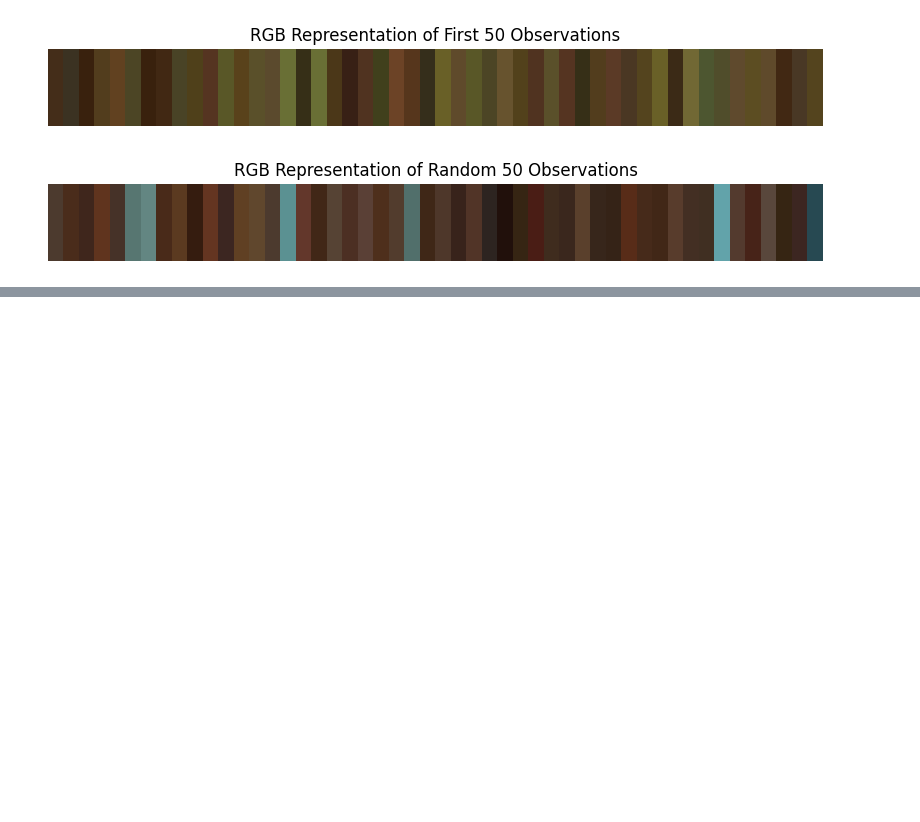
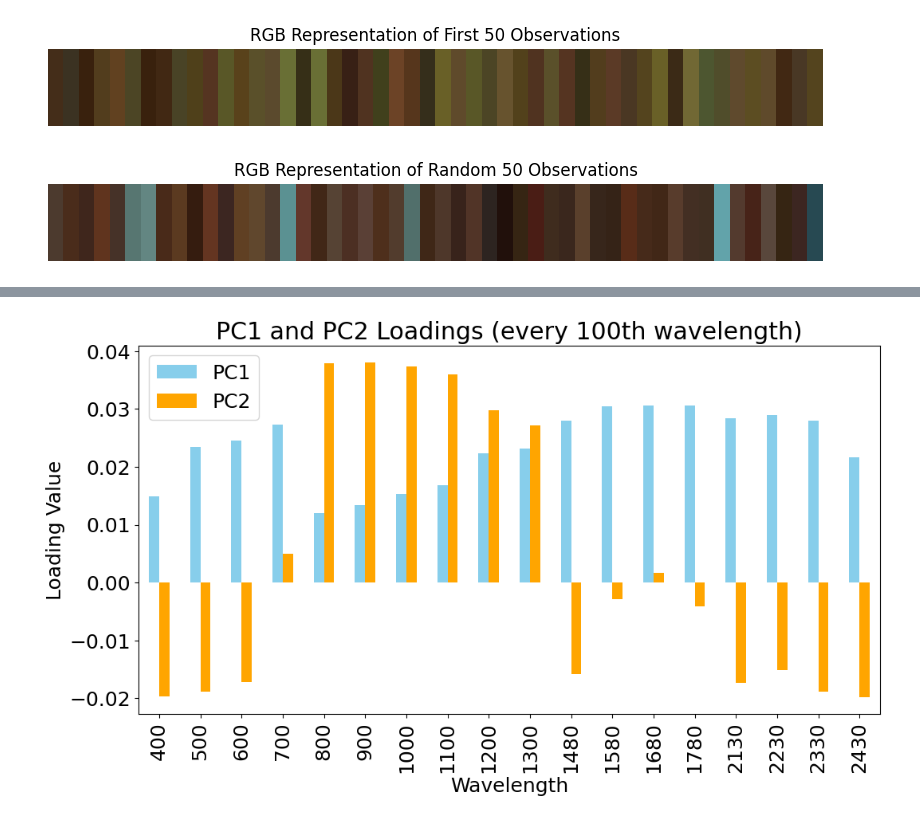
Before and after one commit to sophisticated21/ADAML-spectral-soft-sensor, a Jupyter notebook: part1.ipynb, the cells around one changed output, grey strips where cells are left out. Cells and saved outputs as stored; diff of their text form; code cells hidden in the pictures; blank space fills up the shorter version.

```diff
--- a/part1.ipynb
+++ b/part1.ipynb
@@ -188,0 +273,19 @@ plt.show()
+# %%
+# Example: plot loadings for PC1
+pc1_loadings = results['loadings'].loc["PC1"][::100]
+pc2_loadings = results['loadings'].loc["PC2"][::100]
+
+# Combine into a single DataFrame for easy plotting
+df_plot = pd.DataFrame({
+    "PC1": pc1_loadings,
+    "PC2": pc2_loadings
+}, index=pc1_loadings.index)  # use wavelength as index
+
+# Plot
+df_plot.plot(kind="bar", figsize=(12,6), color=["skyblue", "orange"])
+plt.title("PC1 and PC2 Loadings (every 100th wavelength)")
+plt.xlabel("Wavelength")
+plt.ylabel("Loading Value")
+plt.show()
+# %% [output]
+[figure, added]
```
Also changed, not shown: parts of 15 cells of this notebook, 1 other file.
